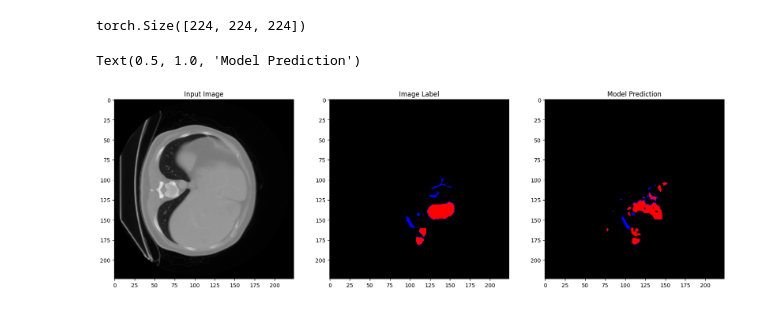
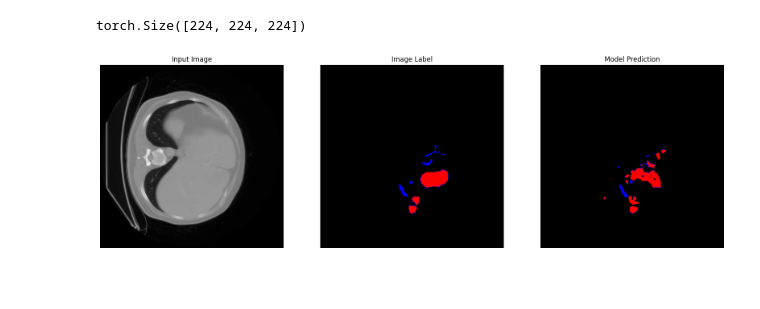
Before and after one commit to Samartha-m3/HVS-UNETR, a Jupyter notebook: Results.ipynb, the cells around one changed output. Saved outputs shown, nothing was run; the diff lists cells and outputs as text; code cells hidden in the pictures; blank space fills up the shorter version.

Commit message:
Updated Readme and model prediction preview
Updated script to remove axes from Model Prediction Preview
Updated README accordingy

```diff
--- a/Results.ipynb
+++ b/Results.ipynb
@@ -53,16 +53,18 @@ torch.Size([224, 224, 224])
 # %%
 from matplotlib.colors import ListedColormap
 
 slice = 120
 
 colormap = ListedColormap(['black', 'blue', 'red'])
 fig, axes = plt.subplots(nrows=1, ncols=3, figsize=(20, 20))
 axes[0].imshow(input_vol[:, :, slice], cmap='gray')
 axes[0].set_title('Input Image')
+axes[0].axis('off')
 axes[1].imshow(label_vol[:, :, slice], cmap=colormap)
 axes[1].set_title('Image Label')
+axes[1].axis('off')
 axes[2].imshow(output[:, :, slice], cmap=colormap)
 axes[2].set_title('Model Prediction')
+_ = axes[2].axis('off')
 # %% [output]
-Text(0.5, 1.0, 'Model Prediction')
-[figure, old version]
+[figure, new version]
```
Also changed, not shown: 2 other files.
